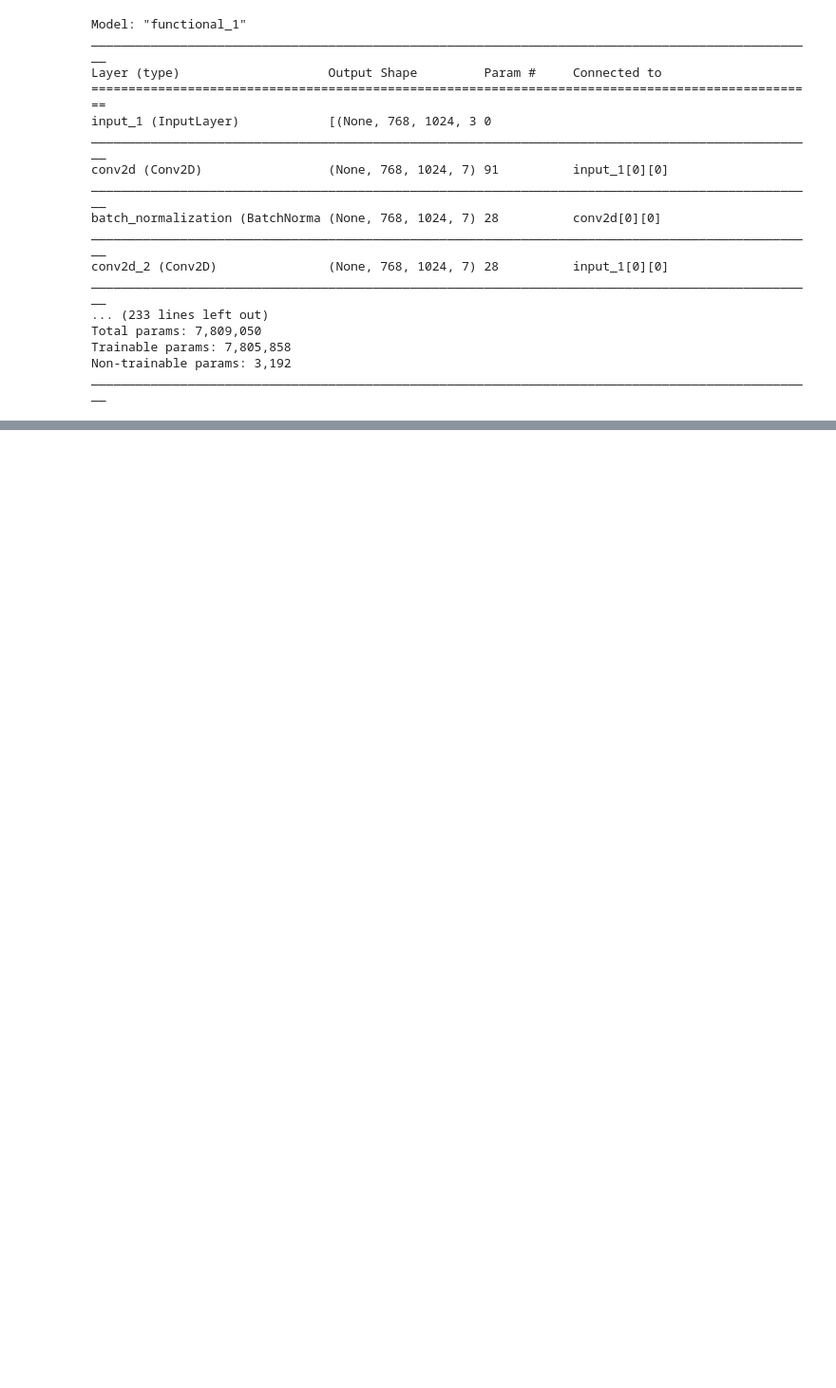
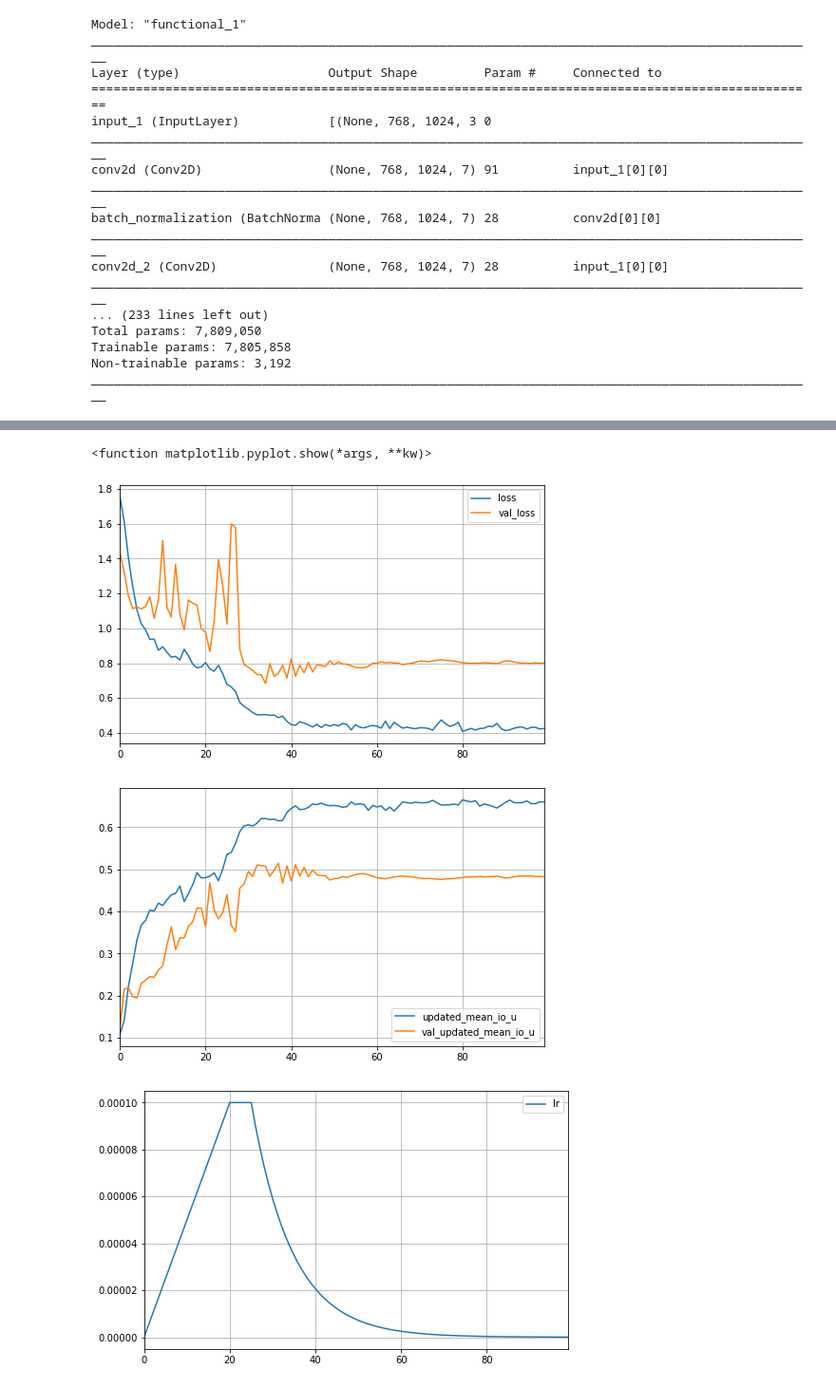
Before and after one commit to ebgoldstein/Coastal_TF_templates, a Jupyter notebook: src/ResUnet_Gym.ipynb, the cells around one changed output, grey strips where cells are left out. Shown at 95% size. Cells and saved outputs as stored; diff of their text form; code cells hidden in the pictures; blank space fills up the shorter version.

```diff
--- a/src/ResUnet_Gym.ipynb
+++ b/src/ResUnet_Gym.ipynb
@@ -529,0 +575,3 @@ plt.show
+# %%
+TrainingHist = pd.DataFrame(history.history)
+TrainingHist.head()
@@ -530,3 +585,21 @@ plt.show
+# %%
+#plot the output
+TrainingHist.plot(y=["loss", "val_loss"],figsize=(8,5))
+plt.grid(True)
+plt.show
+
+TrainingHist.plot(y=["updated_mean_io_u", "val_updated_mean_io_u"],figsize=(8,5))
+plt.grid(True)
+plt.show
+
+TrainingHist.plot(y=["lr"],figsize=(8,5))
+plt.grid(True)
+plt.show
+# %% [output]
+<function matplotlib.pyplot.show(*args, **kw)>
+[figure, added]
+[figure, added]
+[figure, added]
 # %%
 #lets look at the model prediction on a single image.
 
```
Also changed, not shown: parts of 15 cells of this notebook.
